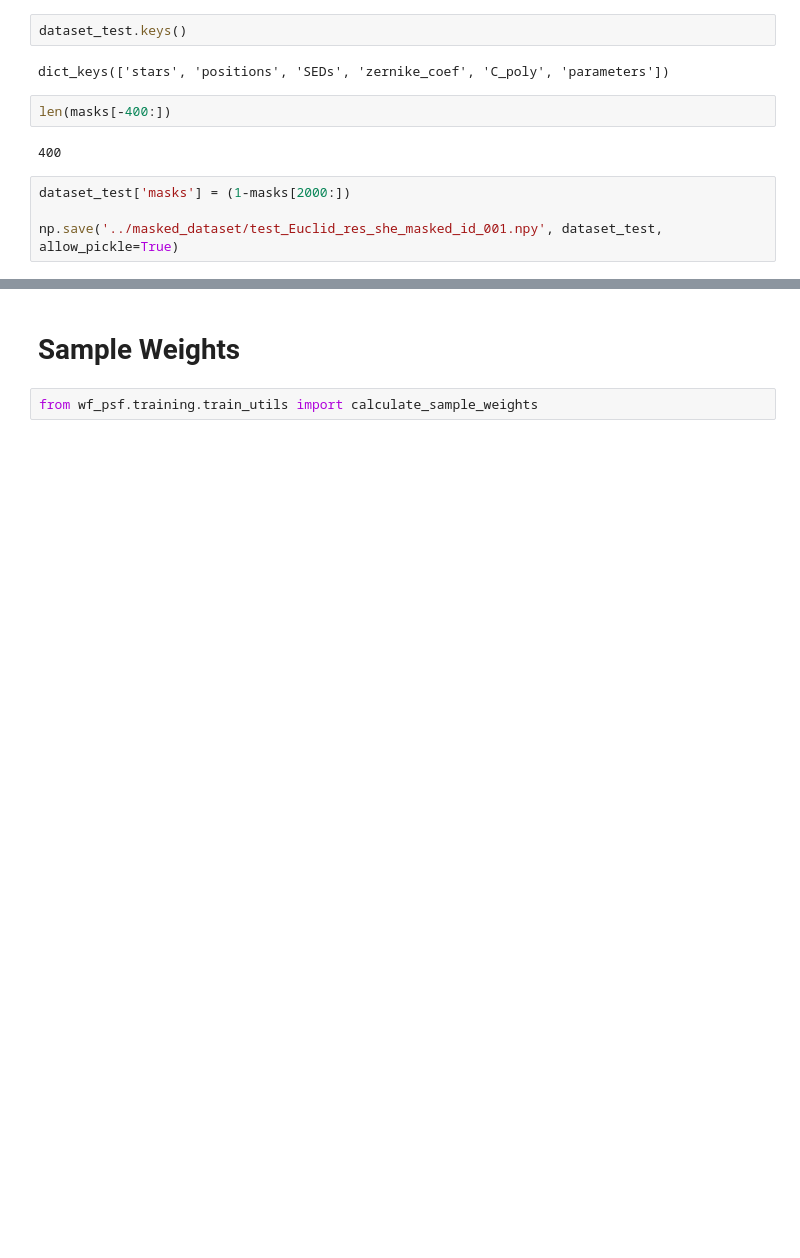
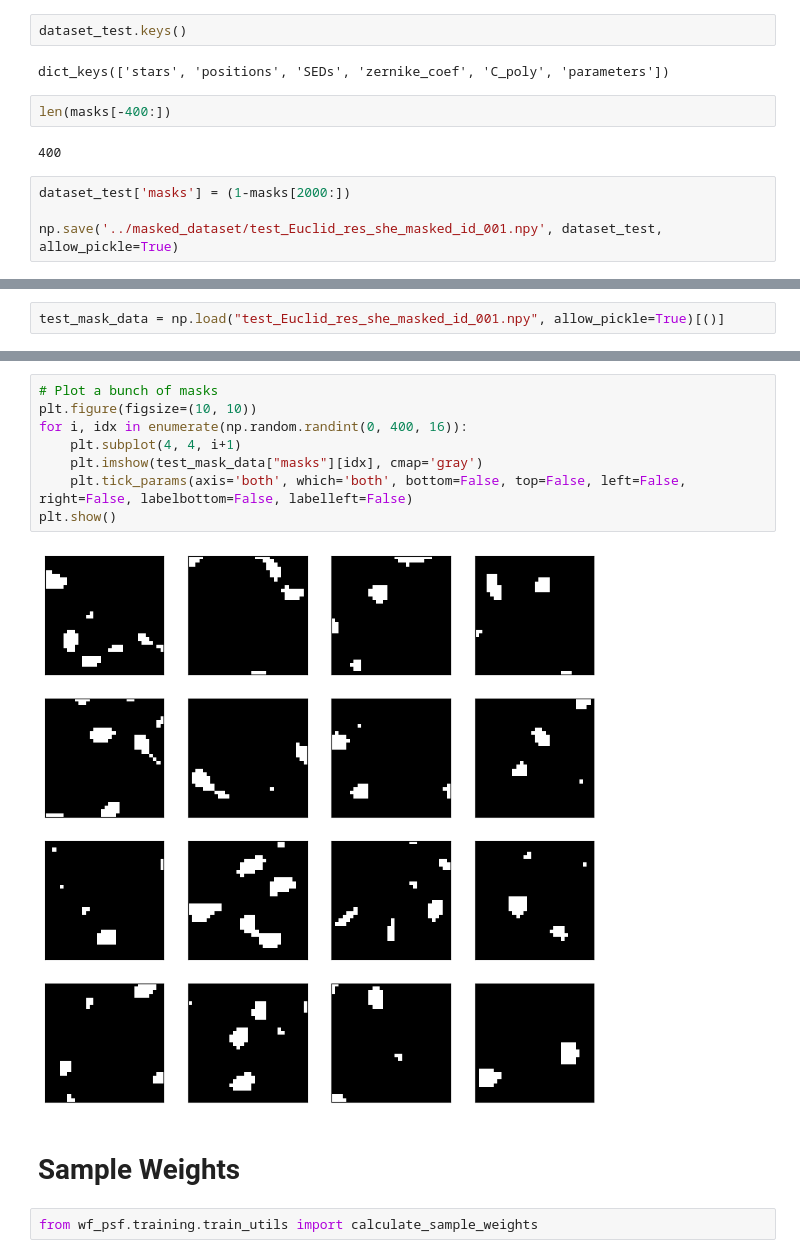
Before and after one commit to CosmoStat/wf-psf, a Jupyter notebook: data/masked_dataset/gen_masked_dataset.ipynb, the cells around one changed output, grey strips where cells are left out. Saved outputs shown, nothing was run; the diff lists cells and outputs as text; blank space fills up the shorter version.

```diff
--- a/data/masked_dataset/gen_masked_dataset.ipynb
+++ b/data/masked_dataset/gen_masked_dataset.ipynb
@@ -109,3 +99,5 @@ np.save('../masked_dataset/test_Euclid_res_she_masked_id_001.npy', dataset_test,
+# %%
+test_mask_data = np.load("test_Euclid_res_she_masked_id_001.npy", allow_pickle=True)[()]
 # %%
 # Plot a bunch of masks
 plt.figure(figsize=(10, 10))
@@ -119,3 +111,13 @@ plt.show()
+# %%
+# Plot a bunch of masks
+plt.figure(figsize=(10, 10))
+for i, idx in enumerate(np.random.randint(0, 400, 16)):
+    plt.subplot(4, 4, i+1)
+    plt.imshow(test_mask_data["masks"][idx], cmap='gray')
+    plt.tick_params(axis='both', which='both', bottom=False, top=False, left=False, right=False, labelbottom=False, labelleft=False)
+plt.show()
+# %% [output]
+[figure, added]
 # %% [markdown]
 # Sample Weights
 # %%
```
Also changed, not shown: parts of 8 cells of this notebook, 1 other file.
